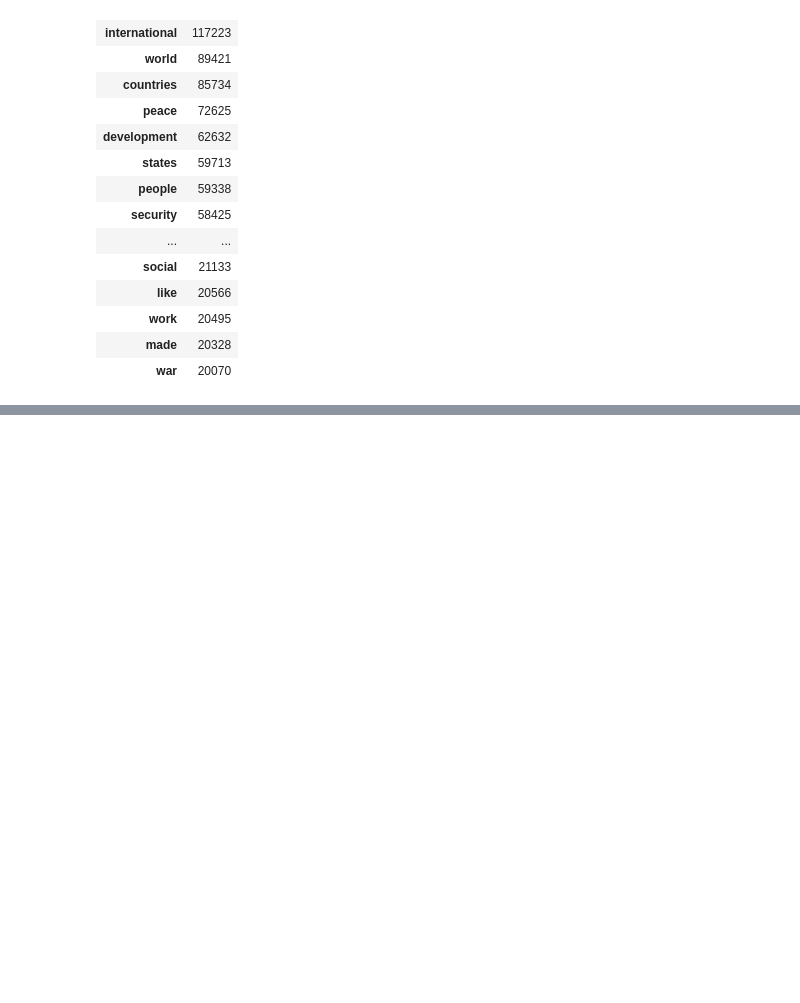
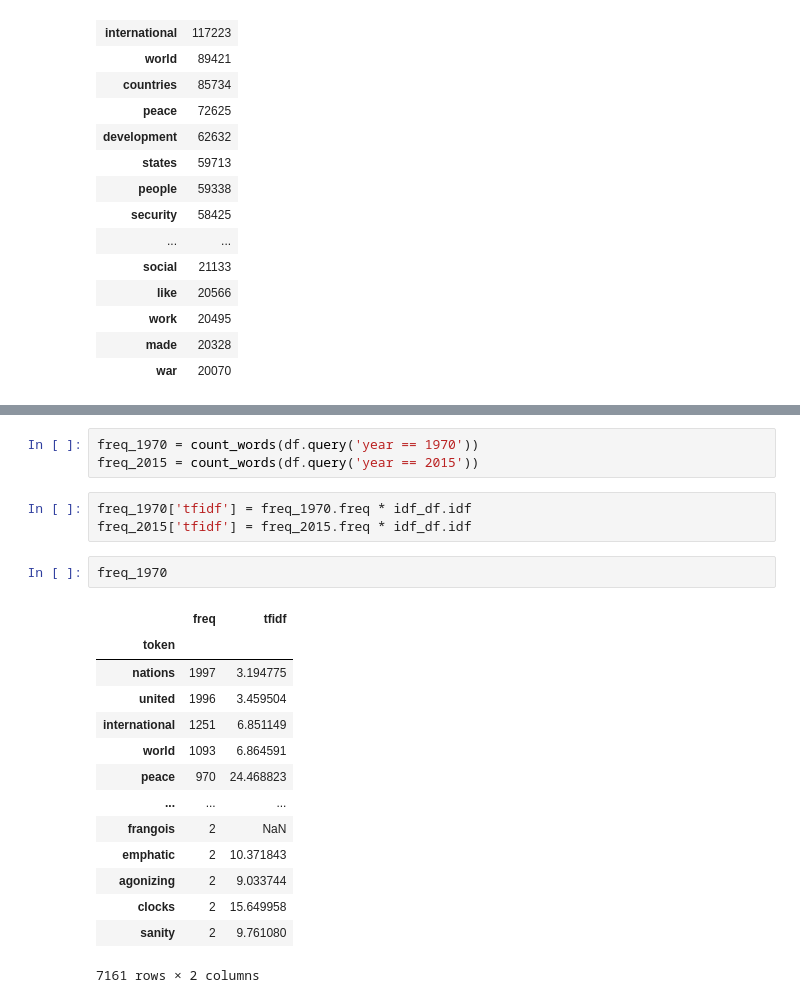
Before and after one commit to nicolasmollier/blueprints_for_text_analytics, a Jupyter notebook: notebooks/chapter_1.ipynb, the cells around one changed output, grey strips where cells are left out. Drawn from its saved outputs; the diff is of its cells as text; blank space fills up the shorter version.

```diff
--- a/notebooks/chapter_1.ipynb
+++ b/notebooks/chapter_1.ipynb
@@ -570,0 +621,23 @@ freq_df.head(50)
+# %%
+freq_1970 = count_words(df.query('year == 1970'))
+freq_2015 = count_words(df.query('year == 2015'))
+# %%
+freq_1970['tfidf'] = freq_1970.freq * idf_df.idf
+freq_2015['tfidf'] = freq_2015.freq * idf_df.idf
+# %%
+freq_1970
+# %% [output]
+|  | freq | tfidf |
+| token |  |  |
+| nations | 1997 | 3.194775 |
+| united | 1996 | 3.459504 |
+| international | 1251 | 6.851149 |
+| world | 1093 | 6.864591 |
+| peace | 970 | 24.468823 |
+| ... | ... | ... |
+| frangois | 2 | NaN |
+| emphatic | 2 | 10.371843 |
+| agonizing | 2 | 9.033744 |
+| clocks | 2 | 15.649958 |
+| sanity | 2 | 9.761080 |
+7161 rows × 2 columns
```
Also changed, not shown: parts of 20 cells of this notebook.
